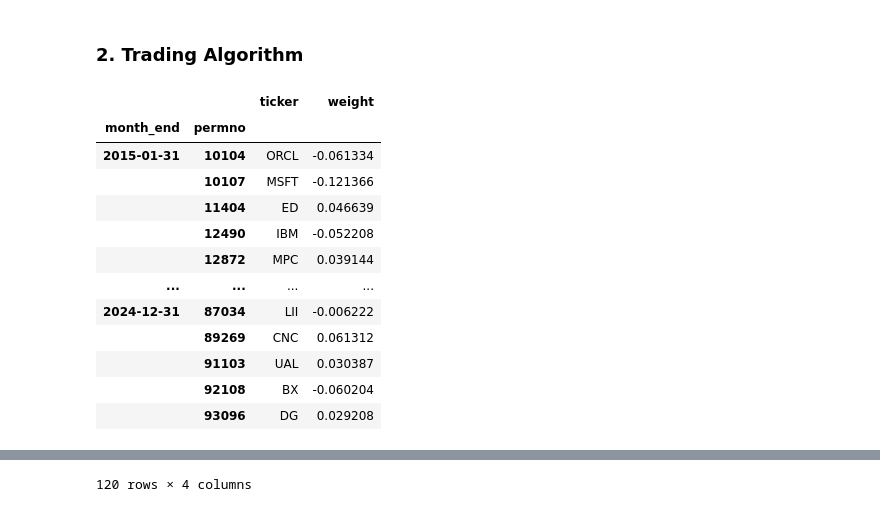
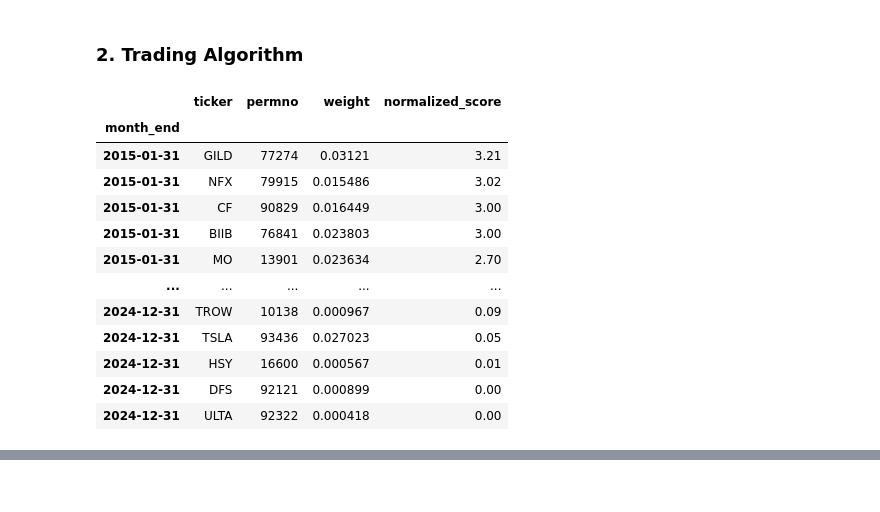
Before and after one commit to MatthewSmithseree/long-short-quantamental-equities, a Jupyter notebook: strategy.ipynb, the cells around one changed output, grey strips where cells are left out. Cells and saved outputs as stored; diff of their text form; code cells hidden in the pictures.

```diff
--- a/strategy.ipynb
+++ b/strategy.ipynb
@@ -71,7 +69,7 @@ from scipy import stats
 # %%
 # Time
 START = "2015-01-01"
-END   = "2025-12-31"
+END   = "2024-12-31"
 
 # Rebalance: month-end
 REBAL = "M"
@@ -126,9 +124,12 @@ prices = pull("prices", f"""
 # Dedupe boundary-date duplicates from msenames join (keep most recent ticker)
 prices = prices.drop_duplicates(subset=['permno', 'date'], keep='last')
 
+ratio_list = ['peg_trailing', 'opmbd', 'npm', 'roe', 'roa', 'fcf_ocf']
+ratio_cols = ', '.join(ratio_list)
+
 # --- 3. Financial ratios ---
 ratios = pull("ratios", f"""
-    SELECT permno, public_date, ptb, pe_exi, opmbd, roe, roa, fcf_ocf
+    SELECT permno, public_date, {ratio_cols}
     FROM wrdsapps.firm_ratio
     WHERE permno IN {permnos}
       AND public_date BETWEEN '{START}' AND '{END}'
@@ -141,4 +142,3 @@ print(f"prices rows: {len(prices):>8,}   range: {prices.date.min().date()} -> {p
 print(f"ratios rows: {len(ratios):>8,}   unique permnos: {ratios.permno.nunique():,}")
 print(f"prices dup (permno, date): {prices.duplicated(['permno', 'date']).sum()}")
 print(f"ratios dup (permno, public_date): {ratios.duplicated(['permno', 'public_date']).sum()}")
-print("\nratios sample:"); print(ratios.head(3))
@@ -160,7 +165,7 @@ panel = (
     spine
     .merge(prices[['permno', 'ticker', 'ym', 'prc', 'ret', 'shrout', 'vol']],
            on=['permno', 'ym'], how='left')
-    .merge(ratios[['permno', 'ym', 'ptb', 'pe_exi', 'opmbd', 'roe', 'roa', 'fcf_ocf']],
+    .merge(ratios[['permno', 'ym'] + ratio_list],
            on=['permno', 'ym'], how='left')
     .drop(columns='ym')
     .sort_values(['permno', 'month_end'])
@@ -175,8 +180,4 @@ print(f"panel shape: {panel.shape}")
 print(f"unique permnos: {panel.permno.nunique()}")
 print(f"date range: {panel.month_end.min().date()} -> {panel.month_end.max().date()}")
 print(f"duplicate (permno, month_end): {panel.duplicated(['permno', 'month_end']).sum()}")
-print(f"% with price:    {panel['prc'].notna().mean():.1%}")
-print(f"% with ptb:      {panel['ptb'].notna().mean():.1%}")
-print(f"% with roe:      {panel['roe'].notna().mean():.1%}")
-print(f"% with fcf_ocf:  {panel['fcf_ocf'].notna().mean():.1%}")
 # %% [output]
@@ -227,7 +186,8 @@ month_end
 panel['month_end'] = pd.to_datetime(panel['month_end'])
 panel.set_index(['month_end', 'permno'], inplace=True)
 panel.sort_index(inplace=True)
-# panel = panel.dropna()
-panel.to_csv('big-database.csv')
+panel = panel.dropna()
+# panel = panel.dropna(how='all')
+panel.to_csv('stock-panel-data.csv')
 panel
 # %% [output]
@@ -322,75 +252,59 @@ panel['composite_score'] = (
 # %%
-def build_long_short(panel, long_pct=LONG_PCT, short_pct=SHORT_PCT):
+def build_positions(panel, long_pct=LONG_PCT): #Long Only
     positions = []
     for month_end, g in panel.reset_index().groupby('month_end'):
         g = g.dropna(subset=['composite_score', 'mktcap', 'prc', 'dollar_volume']).copy()
-        g = g[g['prc'] >= 5].copy()  # Filter out stocks with price < $5
-        g = g.nlargest(250, 'dollar_volume').copy()  # Keep top 250 by dollar volume
         n = len(g)
 
         k_long = max(1, int(np.floor(long_pct * n)))
-        k_short = max(1, int(np.floor(short_pct * n)))
 
         g = g.sort_values('composite_score', ascending=False)
         longs = g.head(k_long).copy()
-        shorts = g.tail(k_short).copy()
 
         # 50/50 blend of score and market-cap weights
         if len(longs):
             # Score weights
             s = longs['composite_score']
             w_score = (s - s.min()).clip(lower=0)
-            w_score = w_score / w_score.sum() if w_score.sum() > 0 else pd.Series([1.0 / len(longs)] * len(longs), index=w_score.index)
-            # Market-cap weights
+            w_score = w_score / w_score.sum()
+            longs['normalized_score'] = (w_score * 100).round(2)
+
+            # Market-cap weights, 50/50 blend
             w_mcap = longs['mktcap'].abs() / longs['mktcap'].abs().sum()
-            # 50/50 blend
             longs['weight'] = (0.5 * w_mcap + 0.5 * w_score) / (0.5 * w_mcap + 0.5 * w_score).sum()
-
-        if len(shorts):
-            # Score weights (inverted: worst scores get highest weight)
-            s = shorts['composite_score']
-            w_score = (s.max() - s).clip(lower=0)
-            w_score = w_score / w_score.sum() if w_score.sum() > 0 else pd.Series([1.0 / len(shorts)] * len(shorts), index=w_score.index)
-            # Market-cap weights
-            w_mcap = shorts['mktcap'].abs() / shorts['mktcap'].abs().sum()
-            # 50/50 blend
-            shorts['weight'] = -(0.5 * w_mcap + 0.5 * w_score) / (0.5 * w_mcap + 0.5 * w_score).sum()
 
         parts = []
         if len(longs):
-            parts.append(longs[['month_end', 'permno', 'ticker', 'weight']])
-        if len(shorts):
-            parts.append(shorts[['month_end', 'permno', 'ticker', 'weight']])
+            parts.append(longs[['month_end', 'ticker', 'permno', 'weight', 'normalized_score']])
         if parts:
             positions.append(pd.concat(parts, ignore_index=True))
 
-    if not positions:
-        return pd.DataFrame(columns=['month_end', 'permno', 'ticker', 'weight']).set_index(['month_end','permno'])
-    pos = pd.concat(positions, ignore_index=True).set_index(['month_end','permno']).sort_index()
+    pos = pd.concat(positions).set_index(['month_end']).sort_index()
     return pos
 
 # Build positions
-positions = build_long_short(panel, long_pct=LONG_PCT, short_pct=SHORT_PCT)
+positions = build_positions(panel, long_pct=LONG_PCT)
 display(positions)
 
 # Sanity check
 positions.groupby('month_end').agg(
     long_n = ('weight', lambda w: (w>0).sum()),
     short_n = ('weight', lambda w: (w<0).sum()),
     long_notional = ('weight', lambda w: w[w>0].sum()),
     short_notional = ('weight', lambda w: w[w<0].sum())
 )
+positions.to_csv("weights.csv")
 # %% [output]
-|  |  | ticker | weight |
-| month_end | permno |  |  |
-| 2015-01-31 | 10104 | ORCL | -0.061334 |
-|  | 10107 | MSFT | -0.121366 |
-|  | 11404 | ED | 0.046639 |
-|  | 12490 | IBM | -0.052208 |
-|  | 12872 | MPC | 0.039144 |
-| ... | ... | ... | ... |
-| 2024-12-31 | 87034 | LII | -0.006222 |
-|  | 89269 | CNC | 0.061312 |
-|  | 91103 | UAL | 0.030387 |
-|  | 92108 | BX | -0.060204 |
-|  | 93096 | DG | 0.029208 |
+|  | ticker | permno | weight | normalized_score |
+| month_end |  |  |  |  |
+| 2015-01-31 | GILD | 77274 | 0.03121 | 3.21 |
+| 2015-01-31 | NFX | 79915 | 0.015486 | 3.02 |
+| 2015-01-31 | CF | 90829 | 0.016449 | 3.00 |
+| 2015-01-31 | BIIB | 76841 | 0.023803 | 3.00 |
+| 2015-01-31 | MO | 13901 | 0.023634 | 2.70 |
+| ... | ... | ... | ... | ... |
+| 2024-12-31 | TROW | 10138 | 0.000967 | 0.09 |
+| 2024-12-31 | TSLA | 93436 | 0.027023 | 0.05 |
+| 2024-12-31 | HSY | 16600 | 0.000567 | 0.01 |
+| 2024-12-31 | DFS | 92121 | 0.000899 | 0.00 |
+| 2024-12-31 | ULTA | 92322 | 0.000418 | 0.00 |
@@ -411,3 +312,2 @@ positions.groupby('month_end').agg(
-120 rows × 4 columns
 # %% [markdown]
 ### 3. Backtesting ###
```
Also changed, not shown: parts of 11 cells of this notebook, 8 other files.
